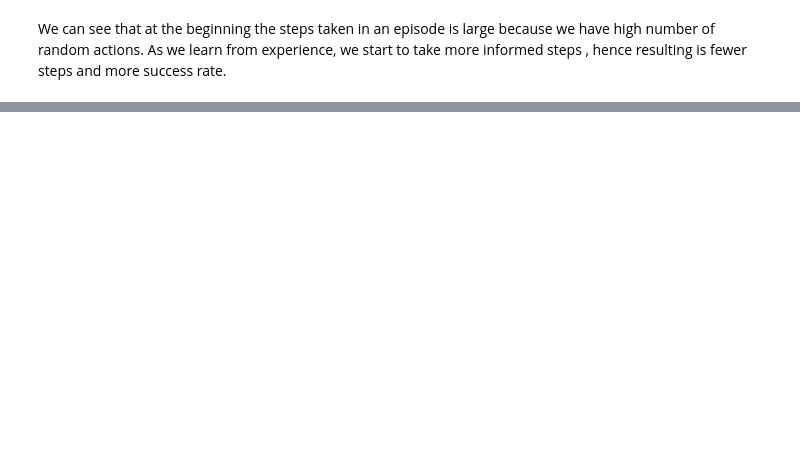
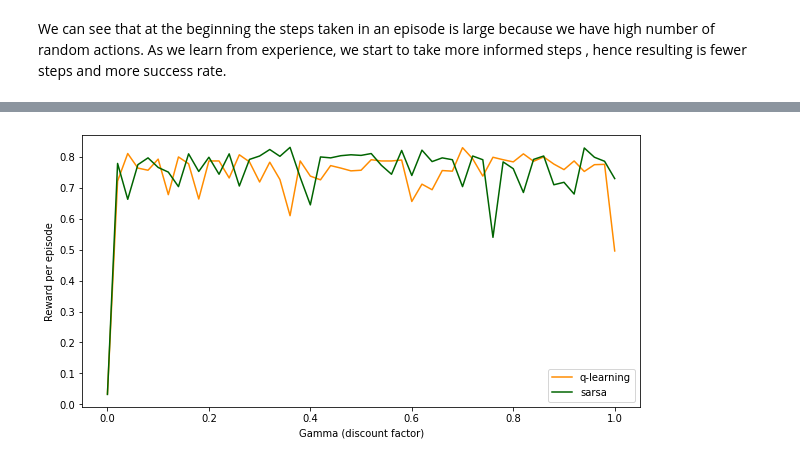
Before and after one commit to MengyuLIANG1/FrozenLake, a Jupyter notebook: RL_Project.ipynb, the cells around one changed output, grey strips where cells are left out. Drawn from its saved outputs; the diff is of its cells as text; code cells hidden in the pictures; blank space fills up the shorter version.

```diff
--- a/RL_Project.ipynb
+++ b/RL_Project.ipynb
@@ -578,0 +485,31 @@ plot_state_value(S_data,"SARSA")
+# %%
+# Hold other variables
+learning_rate = 0.9
+egreedy_start = 0.7
+egreedy_decay = 0.999
+egreedy_final = 0.1
+
+# Agent performance sensitivity to gamma
+gamma_range = np.arange(0, 1.02, 0.02)
+reward_per_episode_qlearn = []
+reward_per_episode_sarsa = []
+
+for gamma in gamma_range:
+  # Calculate reward for q-learning
+  Q, Q_steps_total, Q_rewards_total, Q_egreedy_total = train_qlearning(gamma,learning_rate)
+  reward_per_episode = np.average(Q_rewards_total)
+  reward_per_episode_qlearn.append(reward_per_episode)
+  # Calculate reward for sarsa
+  S, S_steps_total, S_rewards_total, S_egreedy_total = train_sarsa(gamma,learning_rate)
+  reward_per_episode = np.average(S_rewards_total)
+  reward_per_episode_sarsa.append(reward_per_episode)
+
+fig, ax = plt.subplots(figsize=(10,5))
+ax.plot(gamma_range, reward_per_episode_qlearn,label="q-learning", color = 'darkorange')
+ax.plot(gamma_range, reward_per_episode_sarsa,label="sarsa", color = 'darkgreen')
+ax.set_xlabel('Gamma (discount factor)')
+ax.set_ylabel('Reward per episode')
+ax.legend()
+plt.show()
+# %% [output]
+[figure, added]
```
Also changed, not shown: parts of 19 cells of this notebook.
